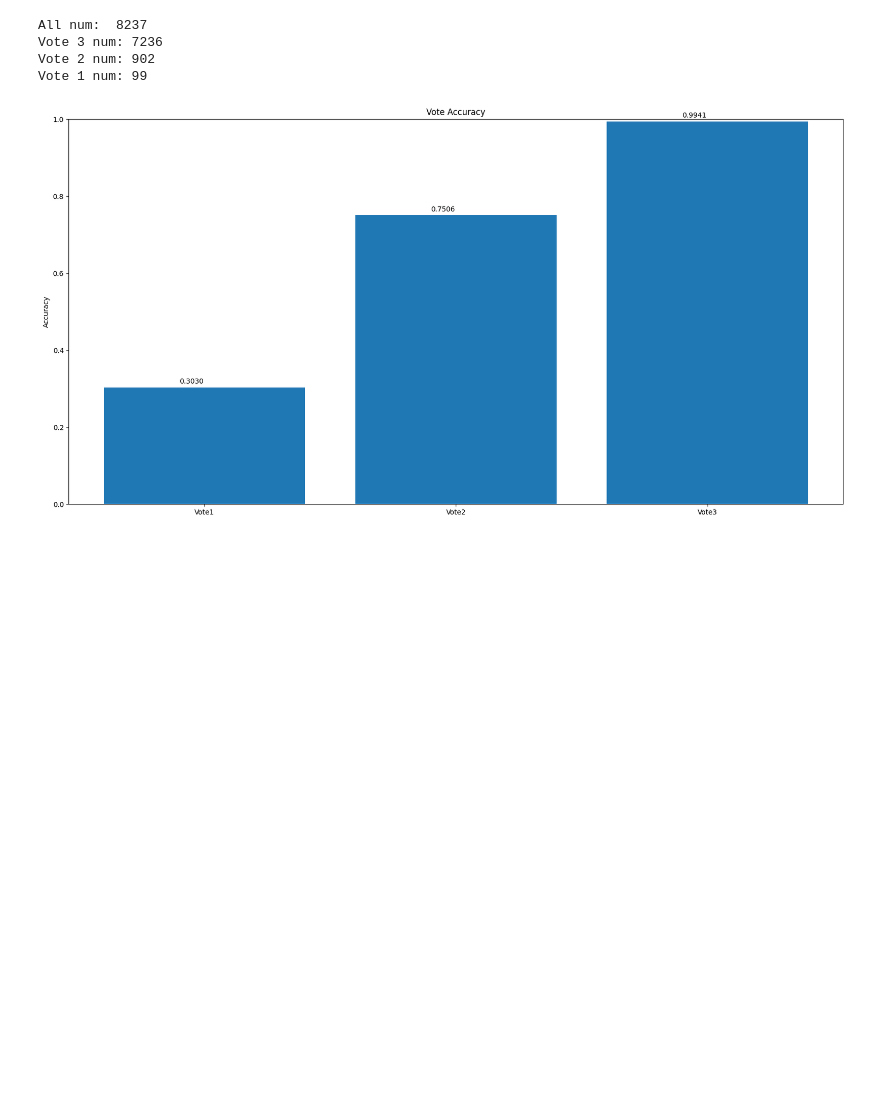
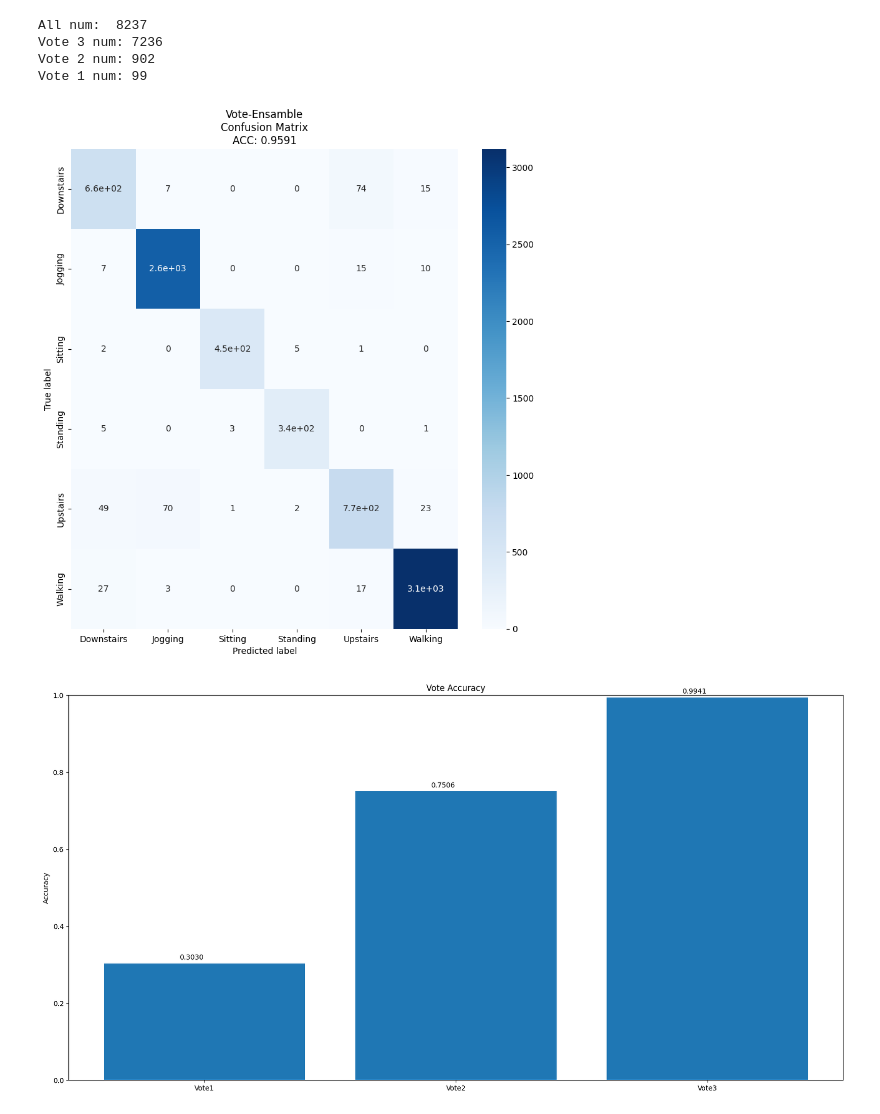
Before and after one commit to rakawanegan/humanactivityrecognition_portfolio, a Jupyter notebook: result/error_bar/analysis.ipynb, the cells around one changed output. Cells and saved outputs as stored; diff of their text form; code cells hidden in the pictures; blank space fills up the shorter version.

```diff
--- a/result/error_bar/analysis.ipynb
+++ b/result/error_bar/analysis.ipynb
@@ -309,5 +356,7 @@ Name: count, dtype: int64
 # %% [markdown]
 ## 2. Vote Ensamble
+# %%
+ensamble2_name = 'Vote-Ensamble'
 # %%
 modelnames = ["CNN1D", "ConvBackBoneTransformer", "VisionTransformer"]
 ensamble2_label_df = pd.concat([cnn1d_df.loc[:, "predict_label"].copy(), convbbt_df.loc[:, "predict_label"].copy(), vit_df.loc[:, "predict_label"].copy()], axis=1)
@@ -357,6 +406,10 @@ All num:  8237
 Vote 3 num: 7236
 Vote 2 num: 902
 Vote 1 num: 99
+# %%
+show_confusion_matrix(ensamble2_df, ensamble2_name)
+# %% [output]
+[figure, added]
 # %%
 vote1_acc = calc_accuracy(vote_1)
 vote2_acc = calc_accuracy(vote_2)
```
Also changed, not shown: parts of 23 cells of this notebook, 7 other files.
